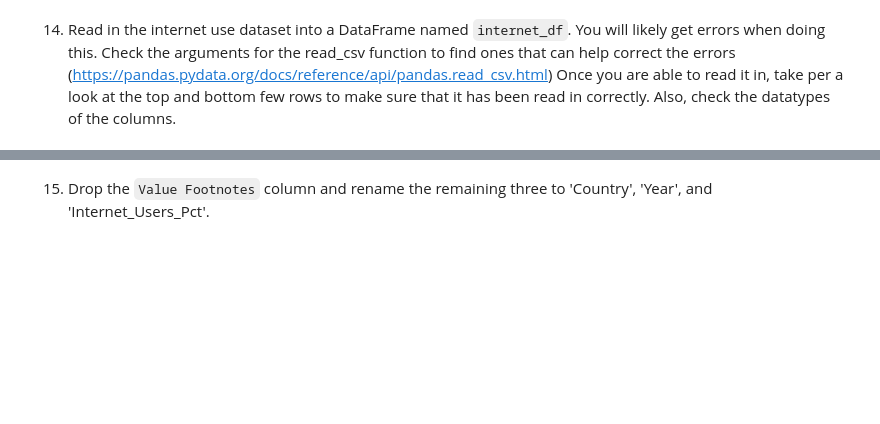
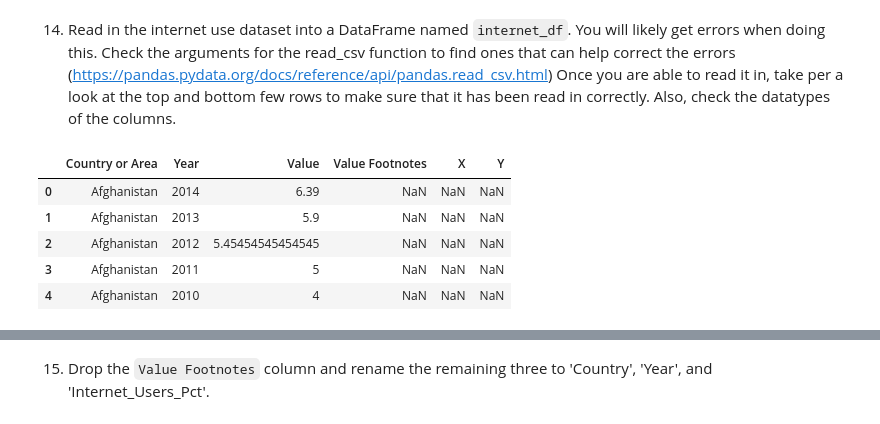
Before and after one commit to NSS-Data-Analytics-Cohort-10/gdp-and-internet-usage-marthahunter, a Jupyter notebook: notebooks/un_data_project.ipynb, the cells around one changed output, grey strips where cells are left out. Saved outputs shown, nothing was run; the diff lists cells and outputs as text; code cells hidden in the pictures; blank space fills up the shorter version.

```diff
--- a/notebooks/un_data_project.ipynb
+++ b/notebooks/un_data_project.ipynb
@@ -273,0 +267,13 @@ KeyError: 'GDP_per_capita'
+# %%
+internet_df = pd.read_csv('../data/internet_use.csv', header=None, names=list(range(6)))
+internet_df.columns = internet_df.iloc[0, :4].to_list()+ ["X", "Y"]
+internet_df = internet_df.drop(0).reset_index(drop=True)
+# %%
+internet_df.head()
+# %% [output]
+|  | Country or Area | Year | Value | Value Footnotes | X | Y |
+| 0 | Afghanistan | 2014 | 6.39 | NaN | NaN | NaN |
+| 1 | Afghanistan | 2013 | 5.9 | NaN | NaN | NaN |
+| 2 | Afghanistan | 2012 | 5.45454545454545 | NaN | NaN | NaN |
+| 3 | Afghanistan | 2011 | 5 | NaN | NaN | NaN |
+| 4 | Afghanistan | 2010 | 4 | NaN | NaN | NaN |
```
Also changed, not shown: parts of 18 cells of this notebook.
